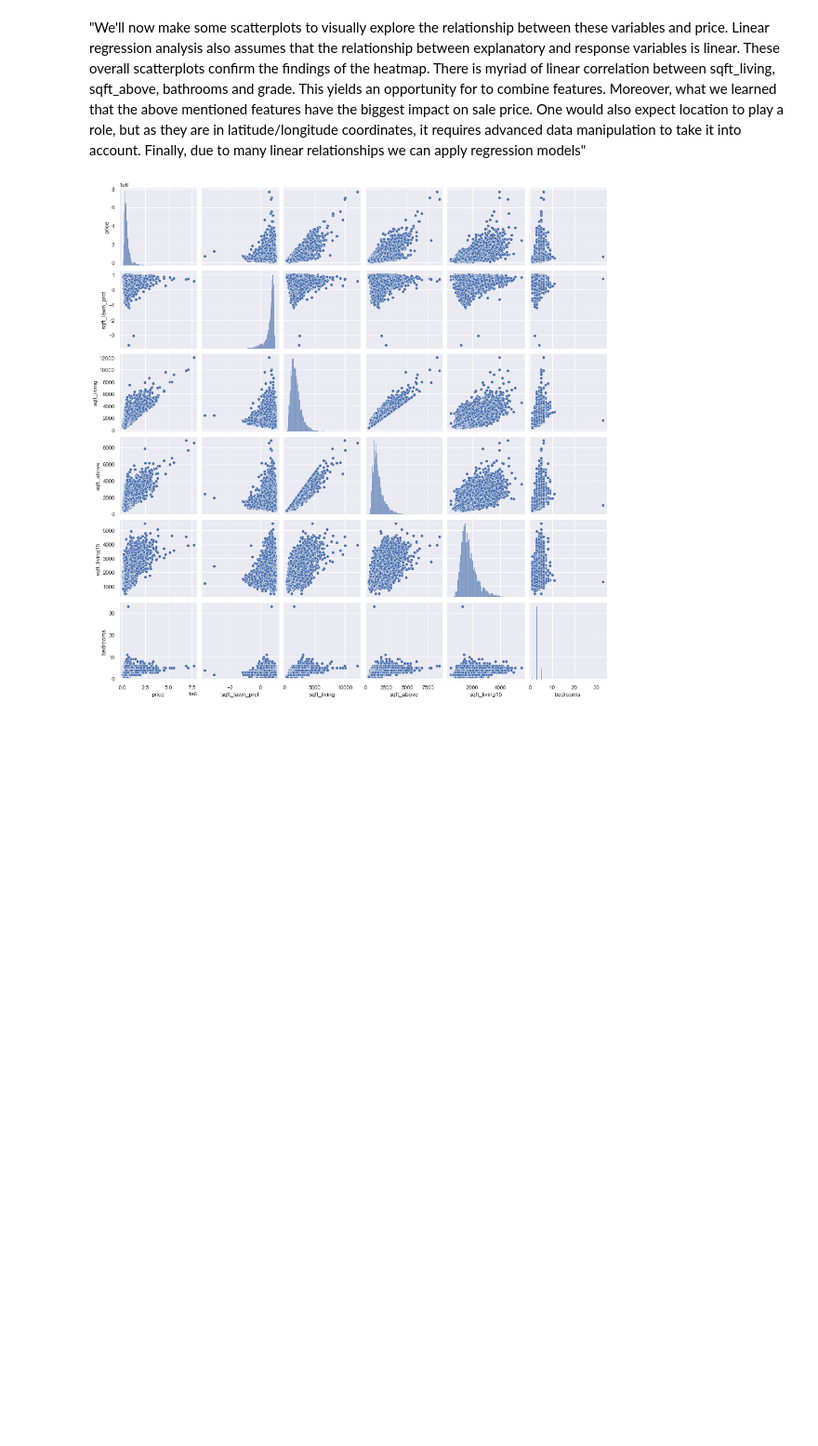
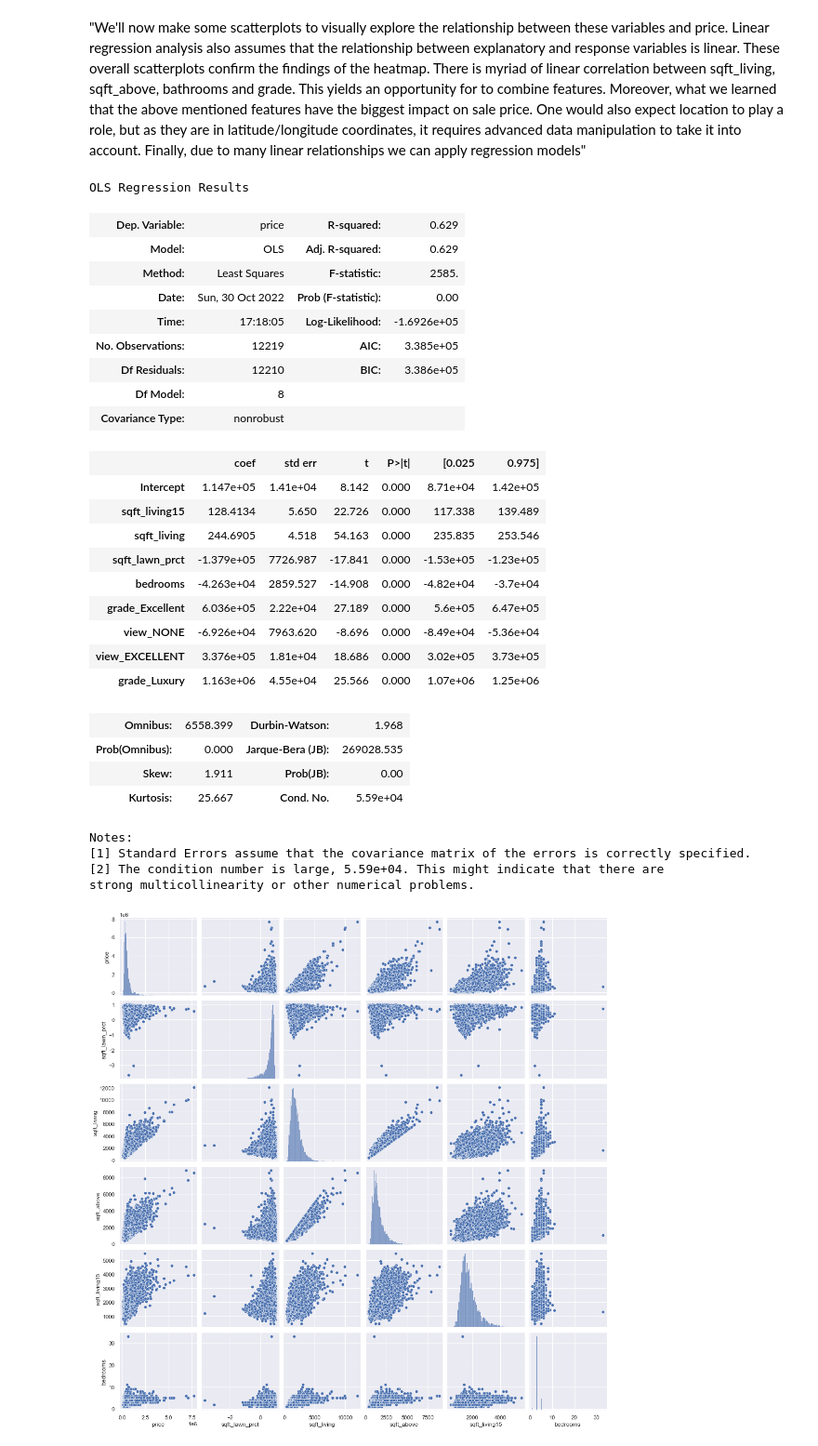
Before and after one commit to SSGrasland/Linear-Regression-on-Housing-Data, a Jupyter notebook: Phase 2 Project.ipynb, the cells around one changed output. Shown at 93% size. Cells and saved outputs as stored; diff of their text form; code cells hidden in the pictures; blank space fills up the shorter version.

```diff
--- a/Phase 2 Project.ipynb
+++ b/Phase 2 Project.ipynb
@@ -402,6 +402,39 @@ Multicollinear Features
 | 3 | 0.817622 | [sqft_lawn_prct15, sqft_lawn_prct] |
 # %% [markdown]
 "We'll now make some scatterplots to visually explore the relationship between these variables and price. Linear regression analysis also assumes that the relationship between explanatory and response variables is linear. These overall scatterplots confirm the findings of the heatmap. There is myriad of linear correlation between sqft_living, sqft_above, bathrooms and grade. This yields an opportunity for to combine features. Moreover, what we learned that the above mentioned features have the biggest impact on sale price. One would also expect location to play a role, but as they are in latitude/longitude coordinates, it requires advanced data manipulation to take it into account. Finally, due to many linear relationships we can apply regression models"
+# %%
+#removing sqft_above because it's multicollinear with sqft_living
+Model_nl = smf.ols(formula='price ~ sqft_living15 + sqft_living + sqft_lawn_prct + bedrooms + grade_Excellent + view_NONE + view_EXCELLENT + grade_Luxury', data=data).fit()
+Model_nl.summary()
+# %% [output]
+OLS Regression Results
+| Dep. Variable: | price | R-squared: | 0.629 |
+| Model: | OLS | Adj. R-squared: | 0.629 |
+| Method: | Least Squares | F-statistic: | 2585. |
+| Date: | Sun, 30 Oct 2022 | Prob (F-statistic): | 0.00 |
+| Time: | 17:18:05 | Log-Likelihood: | -1.6926e+05 |
+| No. Observations: | 12219 | AIC: | 3.385e+05 |
+| Df Residuals: | 12210 | BIC: | 3.386e+05 |
+| Df Model: | 8 |  |  |
+| Covariance Type: | nonrobust |  |  |
+|  | coef | std err | t | P>|t| | [0.025 | 0.975] |
+| Intercept | 1.147e+05 | 1.41e+04 | 8.142 | 0.000 | 8.71e+04 | 1.42e+05 |
+| sqft_living15 | 128.4134 | 5.650 | 22.726 | 0.000 | 117.338 | 139.489 |
+| sqft_living | 244.6905 | 4.518 | 54.163 | 0.000 | 235.835 | 253.546 |
+| sqft_lawn_prct | -1.379e+05 | 7726.987 | -17.841 | 0.000 | -1.53e+05 | -1.23e+05 |
+| bedrooms | -4.263e+04 | 2859.527 | -14.908 | 0.000 | -4.82e+04 | -3.7e+04 |
+| grade_Excellent | 6.036e+05 | 2.22e+04 | 27.189 | 0.000 | 5.6e+05 | 6.47e+05 |
+| view_NONE | -6.926e+04 | 7963.620 | -8.696 | 0.000 | -8.49e+04 | -5.36e+04 |
+| view_EXCELLENT | 3.376e+05 | 1.81e+04 | 18.686 | 0.000 | 3.02e+05 | 3.73e+05 |
+| grade_Luxury | 1.163e+06 | 4.55e+04 | 25.566 | 0.000 | 1.07e+06 | 1.25e+06 |
+| Omnibus: | 6558.399 | Durbin-Watson: | 1.968 |
+| Prob(Omnibus): | 0.000 | Jarque-Bera (JB): | 269028.535 |
+| Skew: | 1.911 | Prob(JB): | 0.00 |
+| Kurtosis: | 25.667 | Cond. No. | 5.59e+04 |
+Notes:
+[1] Standard Errors assume that the covariance matrix of the errors is correctly specified.
+[2] The condition number is large, 5.59e+04. This might indicate that there are
+strong multicollinearity or other numerical problems.
 # %%
 #checking most correlated variables visually for assumptions of linear regression
 sns.set()
```
Also changed, not shown: parts of 14 cells of this notebook.
